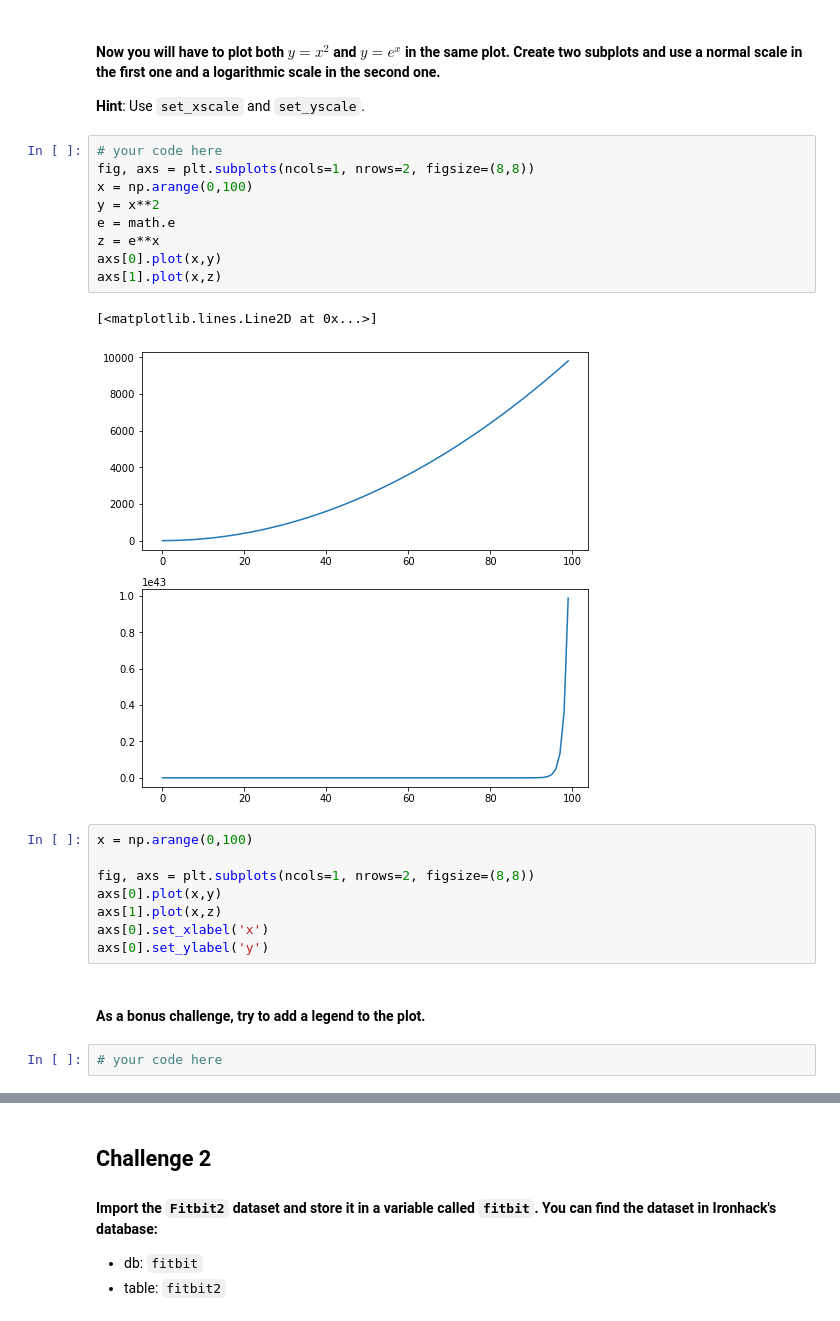
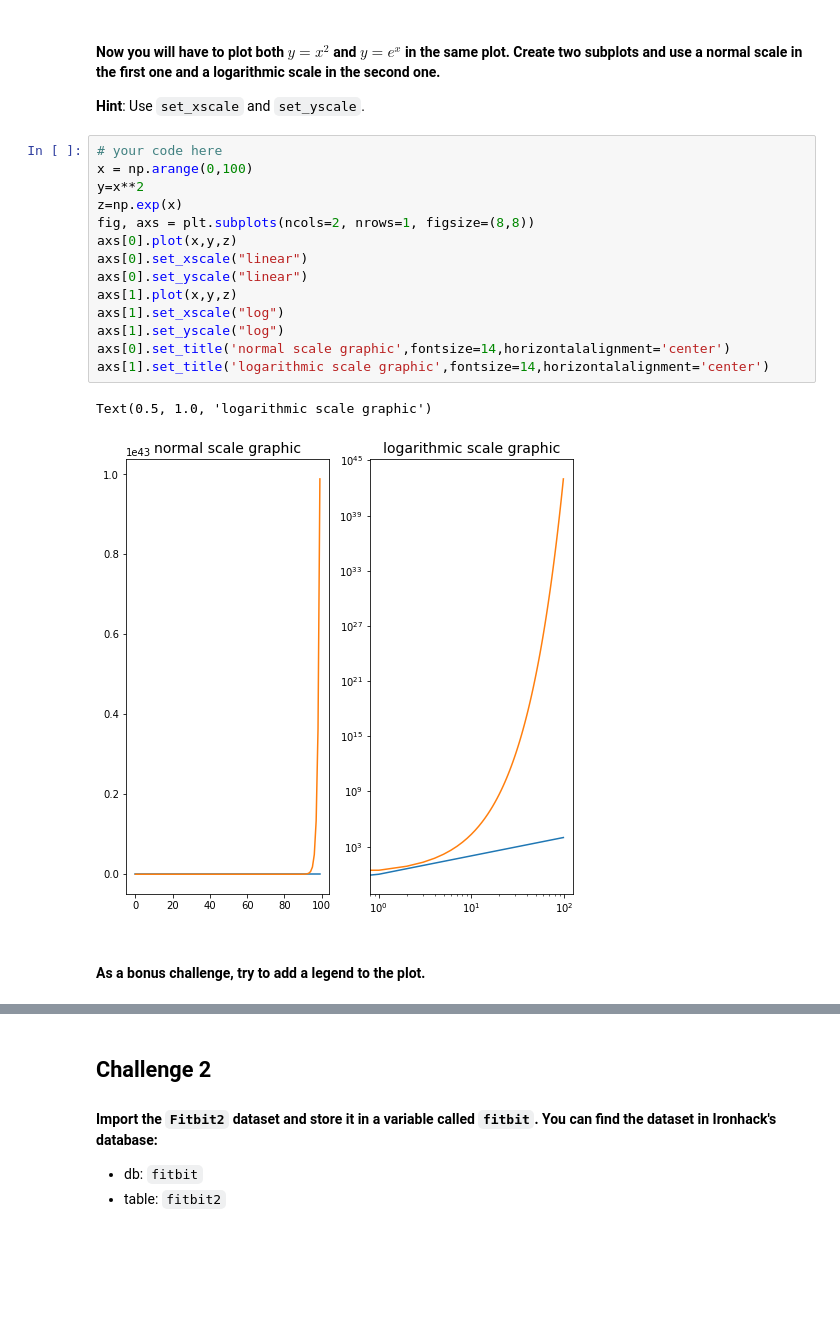
Before and after one commit to Irene9R/dataptmad1121_labs, a Jupyter notebook: module-2/matplotlib-seaborn/your-code/main.ipynb, the cells around one changed output, grey strips where cells are left out. Drawn from its saved outputs; the diff is of its cells as text; blank space fills up the shorter version.

```diff
--- a/module-2/matplotlib-seaborn/your-code/main.ipynb
+++ b/module-2/matplotlib-seaborn/your-code/main.ipynb
@@ -69,27 +73,22 @@ Text(0, 0.5, 'y')
 # %% [markdown]
 #### Now you will have to plot both $y=x^2$ and $y=e^x$ in the same plot. Create two subplots and use a normal scale in the first one and a logarithmic scale in the second one.
 **Hint**: Use `set_xscale` and `set_yscale`.
-# %%
-# your code here
-fig, axs = plt.subplots(ncols=1, nrows=2, figsize=(8,8))
-x = np.arange(0,100)
-y = x**2
-e = math.e
-z = e**x
-axs[0].plot(x,y)
-axs[1].plot(x,z)
-# %% [output]
-[<matplotlib.lines.Line2D at 0x...>]
-[figure, removed]
 # %%
+# your code here
 x = np.arange(0,100)
-
-fig, axs = plt.subplots(ncols=1, nrows=2, figsize=(8,8))
-axs[0].plot(x,y)
-axs[1].plot(x,z)
-axs[0].set_xlabel('x')
-axs[0].set_ylabel('y')
+y=x**2
+z=np.exp(x)
+fig, axs = plt.subplots(ncols=2, nrows=1, figsize=(8,8))
+axs[0].plot(x,y,z)
+axs[0].set_xscale("linear")
+axs[0].set_yscale("linear")
+axs[1].plot(x,y,z)
+axs[1].set_xscale("log")
+axs[1].set_yscale("log")
+axs[0].set_title('normal scale graphic',fontsize=14,horizontalalignment='center')
+axs[1].set_title('logarithmic scale graphic',fontsize=14,horizontalalignment='center')
+# %% [output]
+Text(0.5, 1.0, 'logarithmic scale graphic')
+[figure, added]
 # %% [markdown]
 #### As a bonus challenge, try to add a legend to the plot.
-# %%
-# your code here
```
Also changed, not shown: parts of 32 cells of this notebook.
